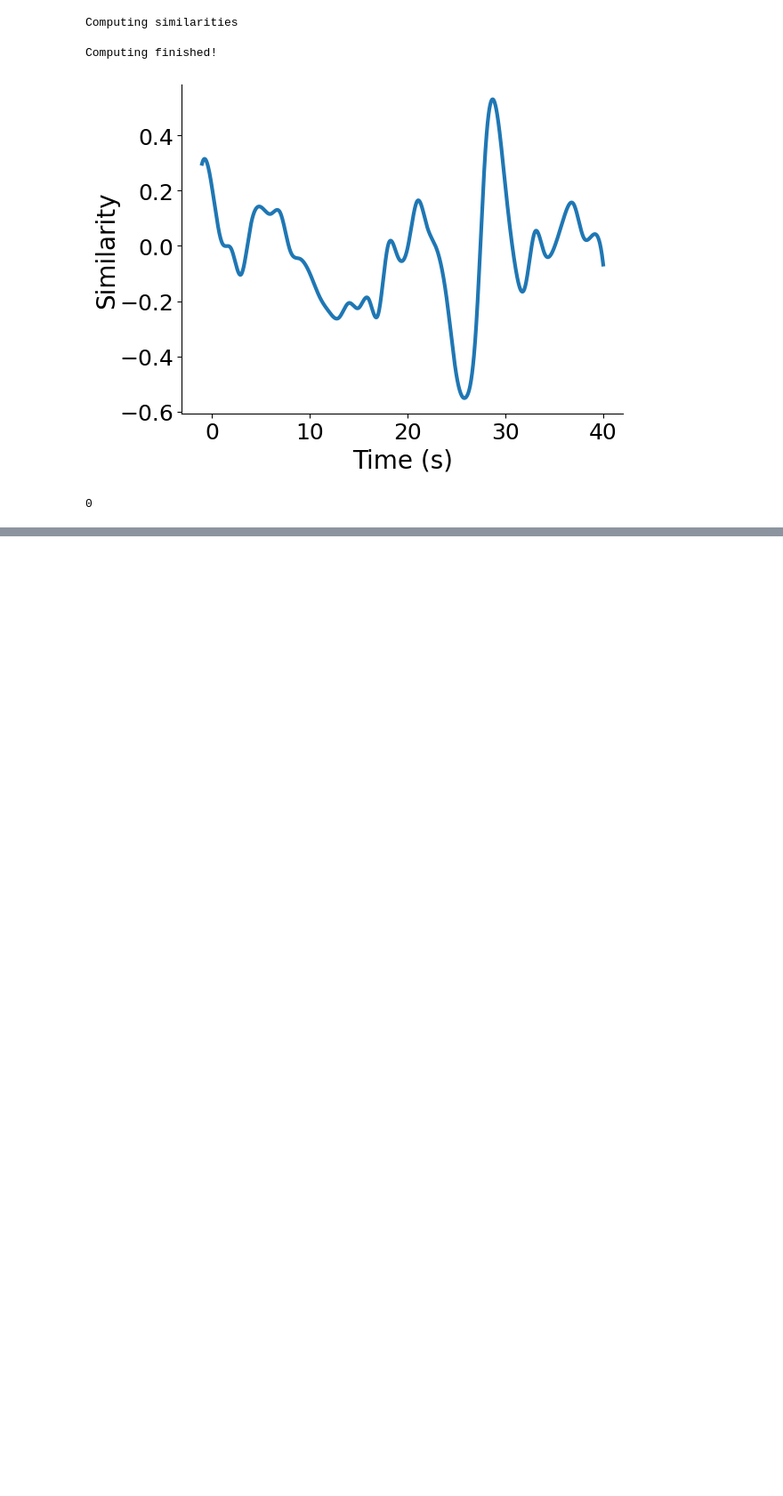
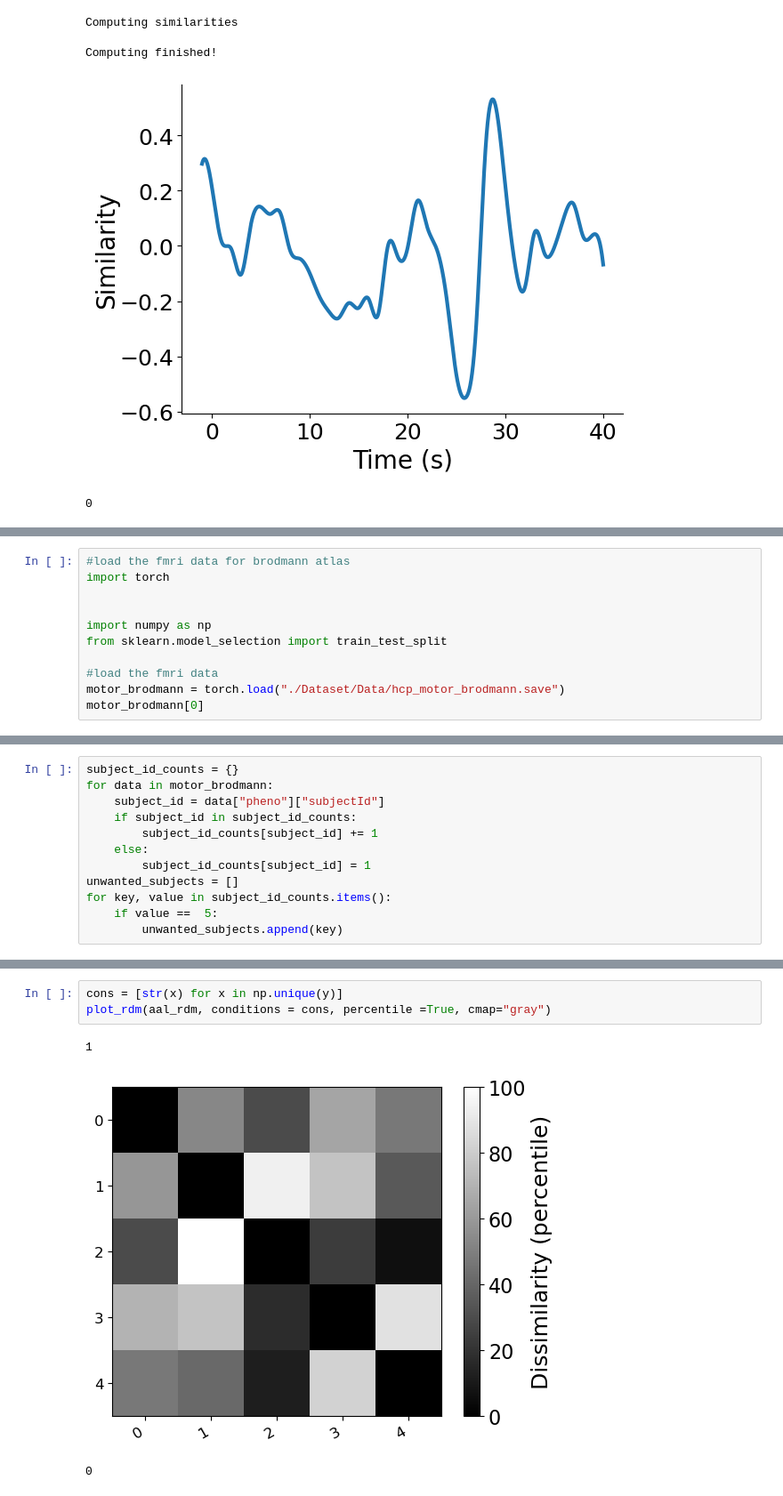
Before and after one commit to aarnol/BolT, a Jupyter notebook: rdm.ipynb, the cells around one changed output, grey strips where cells are left out. Shown at 89% size. Saved outputs shown, nothing was run; the diff lists cells and outputs as text; blank space fills up the shorter version.

Commit message:
motor model adapting

```diff
--- a/rdm.ipynb
+++ b/rdm.ipynb
@@ -554,0 +529,11 @@ ValueError: The number of derivatives at boundaries does not match: expected 2,
+# %%
+#load the fmri data for brodmann atlas
+import torch
+
+
+import numpy as np
+from sklearn.model_selection import train_test_split
+
+#load the fmri data
+motor_brodmann = torch.load("./Dataset/Data/hcp_motor_brodmann.save")
+motor_brodmann[0]
@@ -554,0 +559,12 @@ ValueError: The number of derivatives at boundaries does not match: expected 2,
+# %%
+subject_id_counts = {}
+for data in motor_brodmann:
+    subject_id = data["pheno"]["subjectId"]
+    if subject_id in subject_id_counts:
+        subject_id_counts[subject_id] += 1
+    else:
+        subject_id_counts[subject_id] = 1
+unwanted_subjects = []
+for key, value in subject_id_counts.items():
+    if value ==  5:
+        unwanted_subjects.append(key)
@@ -554,0 +652,7 @@ ValueError: The number of derivatives at boundaries does not match: expected 2,
+# %%
+cons = [str(x) for x in np.unique(y)]
+plot_rdm(aal_rdm, conditions = cons, percentile =True, cmap="gray")
+# %% [output]
+1
+[figure, added]
+0
```
Also changed, not shown: parts of 4 cells of this notebook, 18 other files.
